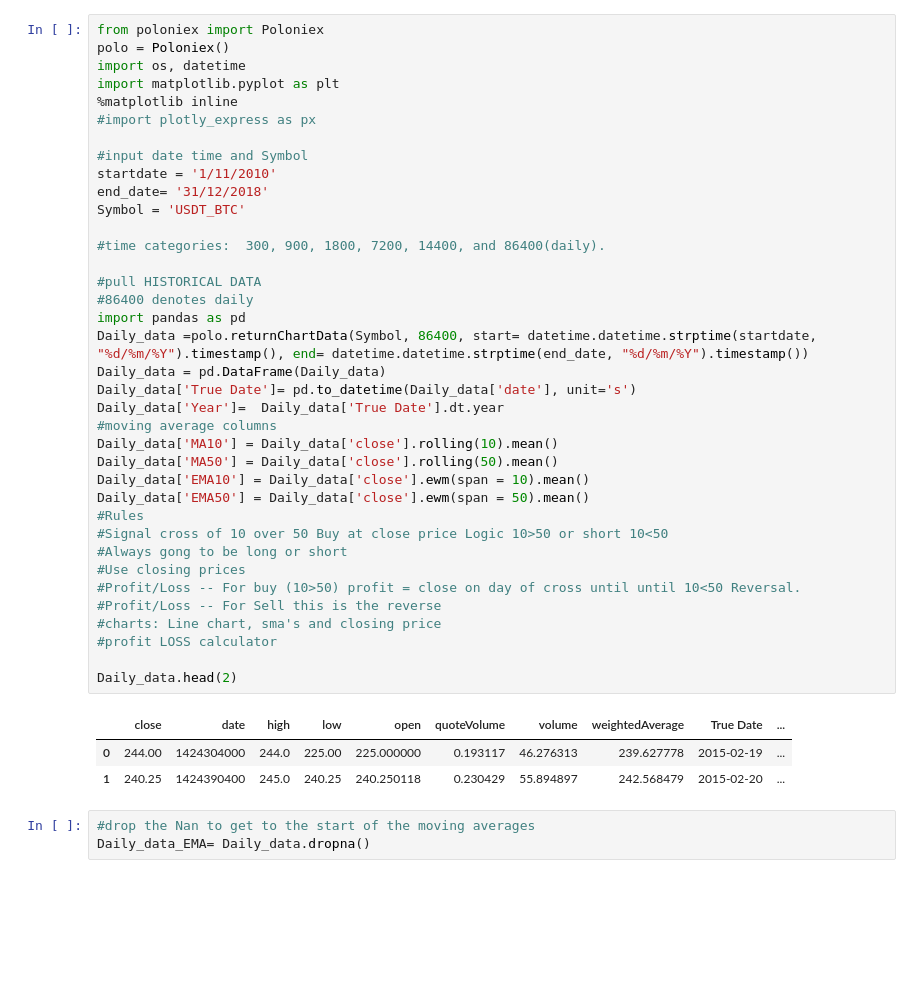
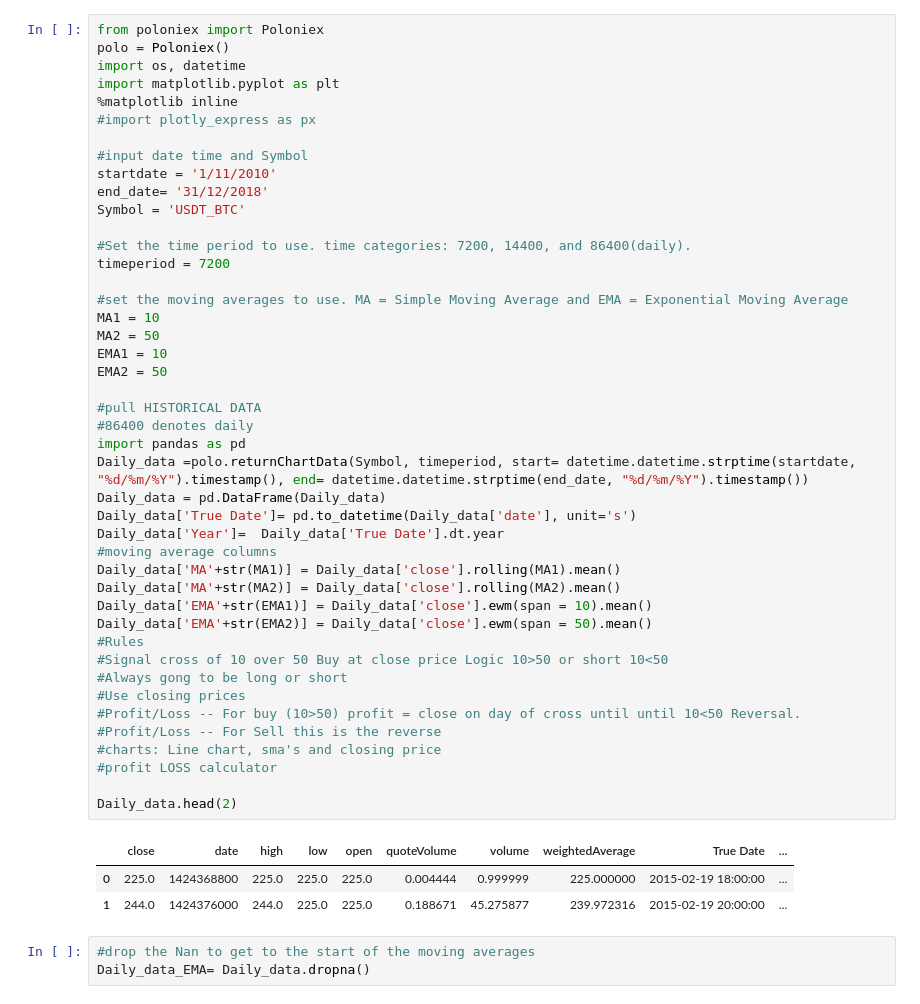
Before and after one commit to eliaselmet/Crypto-Project, a Jupyter notebook: Crypto_Main_Jonas-EMA.ipynb, the cells around one changed output. Drawn from its saved outputs; the diff is of its cells as text; blank space fills up the shorter version.

```diff
--- a/Crypto_Main_Jonas-EMA.ipynb
+++ b/Crypto_Main_Jonas-EMA.ipynb
@@ -4,41 +4,48 @@ polo = Poloniex()
 import os, datetime
 import matplotlib.pyplot as plt
 %matplotlib inline
 #import plotly_express as px
 
 #input date time and Symbol
 startdate = '1/11/2010'
 end_date= '31/12/2018'
 Symbol = 'USDT_BTC'
 
-#time categories:  300, 900, 1800, 7200, 14400, and 86400(daily).
+#Set the time period to use. time categories: 7200, 14400, and 86400(daily).
+timeperiod = 7200
+
+#set the moving averages to use. MA = Simple Moving Average and EMA = Exponential Moving Average
+MA1 = 10
+MA2 = 50
+EMA1 = 10
+EMA2 = 50
 
 #pull HISTORICAL DATA
 #86400 denotes daily
 import pandas as pd
-Daily_data =polo.returnChartData(Symbol, 86400, start= datetime.datetime.strptime(startdate, "%d/%m/%Y").timestamp(), end= datetime.datetime.strptime(end_date, "%d/%m/%Y").timestamp())
+Daily_data =polo.returnChartData(Symbol, timeperiod, start= datetime.datetime.strptime(startdate, "%d/%m/%Y").timestamp(), end= datetime.datetime.strptime(end_date, "%d/%m/%Y").timestamp())
 Daily_data = pd.DataFrame(Daily_data)
 Daily_data['True Date']= pd.to_datetime(Daily_data['date'], unit='s')
 Daily_data['Year']=  Daily_data['True Date'].dt.year
 #moving average columns
-Daily_data['MA10'] = Daily_data['close'].rolling(10).mean()
-Daily_data['MA50'] = Daily_data['close'].rolling(50).mean()
-Daily_data['EMA10'] = Daily_data['close'].ewm(span = 10).mean()
-Daily_data['EMA50'] = Daily_data['close'].ewm(span = 50).mean()
+Daily_data['MA'+str(MA1)] = Daily_data['close'].rolling(MA1).mean()
+Daily_data['MA'+str(MA2)] = Daily_data['close'].rolling(MA2).mean()
+Daily_data['EMA'+str(EMA1)] = Daily_data['close'].ewm(span = 10).mean()
+Daily_data['EMA'+str(EMA2)] = Daily_data['close'].ewm(span = 50).mean()
 #Rules
 #Signal cross of 10 over 50 Buy at close price Logic 10>50 or short 10<50
 #Always gong to be long or short
 #Use closing prices
 #Profit/Loss -- For buy (10>50) profit = close on day of cross until until 10<50 Reversal.
 #Profit/Loss -- For Sell this is the reverse
 #charts: Line chart, sma's and closing price
 #profit LOSS calculator
 
 Daily_data.head(2)
 # %% [output]
 |  | close | date | high | low | open | quoteVolume | volume | weightedAverage | True Date | ... |
-| 0 | 244.00 | 1424304000 | 244.0 | 225.00 | 225.000000 | 0.193117 | 46.276313 | 239.627778 | 2015-02-19 | ... |
-| 1 | 240.25 | 1424390400 | 245.0 | 240.25 | 240.250118 | 0.230429 | 55.894897 | 242.568479 | 2015-02-20 | ... |
+| 0 | 225.0 | 1424368800 | 225.0 | 225.0 | 225.0 | 0.004444 | 0.999999 | 225.000000 | 2015-02-19 18:00:00 | ... |
+| 1 | 244.0 | 1424376000 | 244.0 | 225.0 | 225.0 | 0.188671 | 45.275877 | 239.972316 | 2015-02-19 20:00:00 | ... |
 # %%
 #drop the Nan to get to the start of the moving averages
 Daily_data_EMA= Daily_data.dropna()
```
Also changed, not shown: parts of 6 cells of this notebook, 1 other file.
